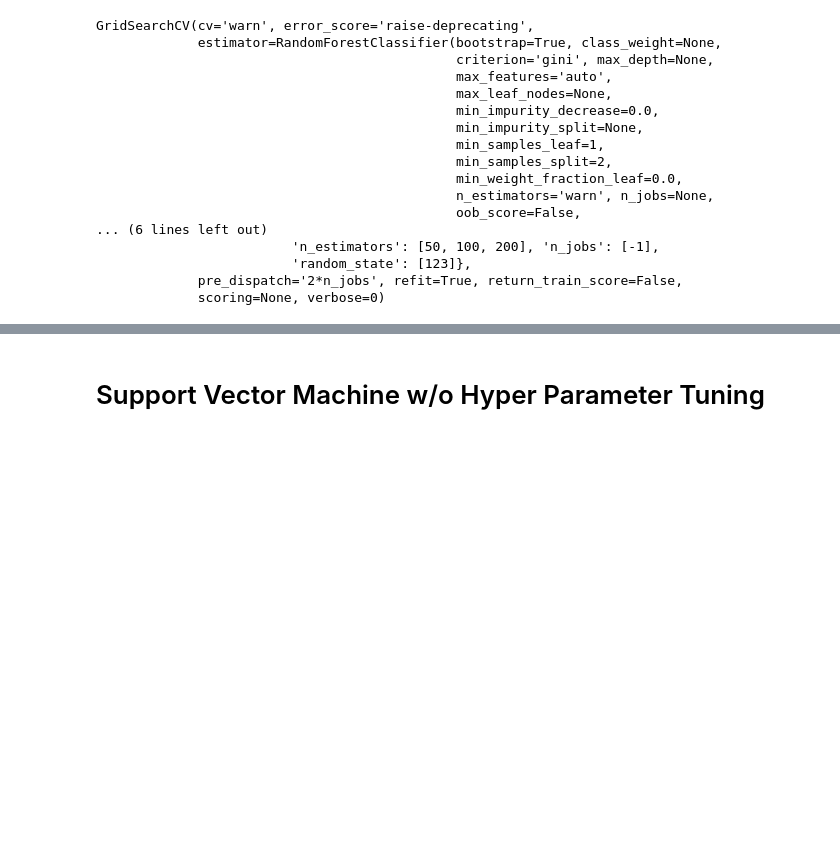
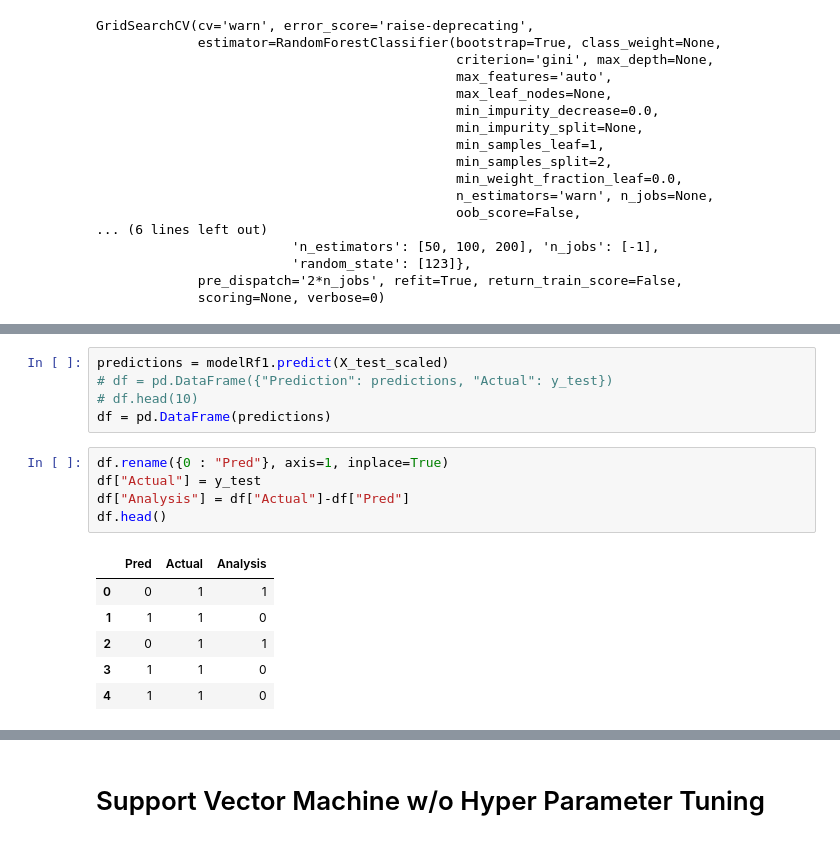
Before and after one commit to styrofomeBoots/project_3, a Jupyter notebook: bryan_workbook.ipynb, the cells around one changed output, grey strips where cells are left out. Cells and saved outputs as stored; diff of their text form; blank space fills up the shorter version.

```diff
--- a/bryan_workbook.ipynb
+++ b/bryan_workbook.ipynb
@@ -342,0 +343,17 @@ plt.show()
+# %%
+predictions = modelRf1.predict(X_test_scaled)
+# df = pd.DataFrame({"Prediction": predictions, "Actual": y_test})
+# df.head(10)
+df = pd.DataFrame(predictions)
+# %%
+df.rename({0 : "Pred"}, axis=1, inplace=True)
+df["Actual"] = y_test
+df["Analysis"] = df["Actual"]-df["Pred"]
+df.head()
+# %% [output]
+|  | Pred | Actual | Analysis |
+| 0 | 0 | 1 | 1 |
+| 1 | 1 | 1 | 0 |
+| 2 | 0 | 1 | 1 |
+| 3 | 1 | 1 | 0 |
+| 4 | 1 | 1 | 0 |
```
Also changed, not shown: parts of 10 cells of this notebook.
